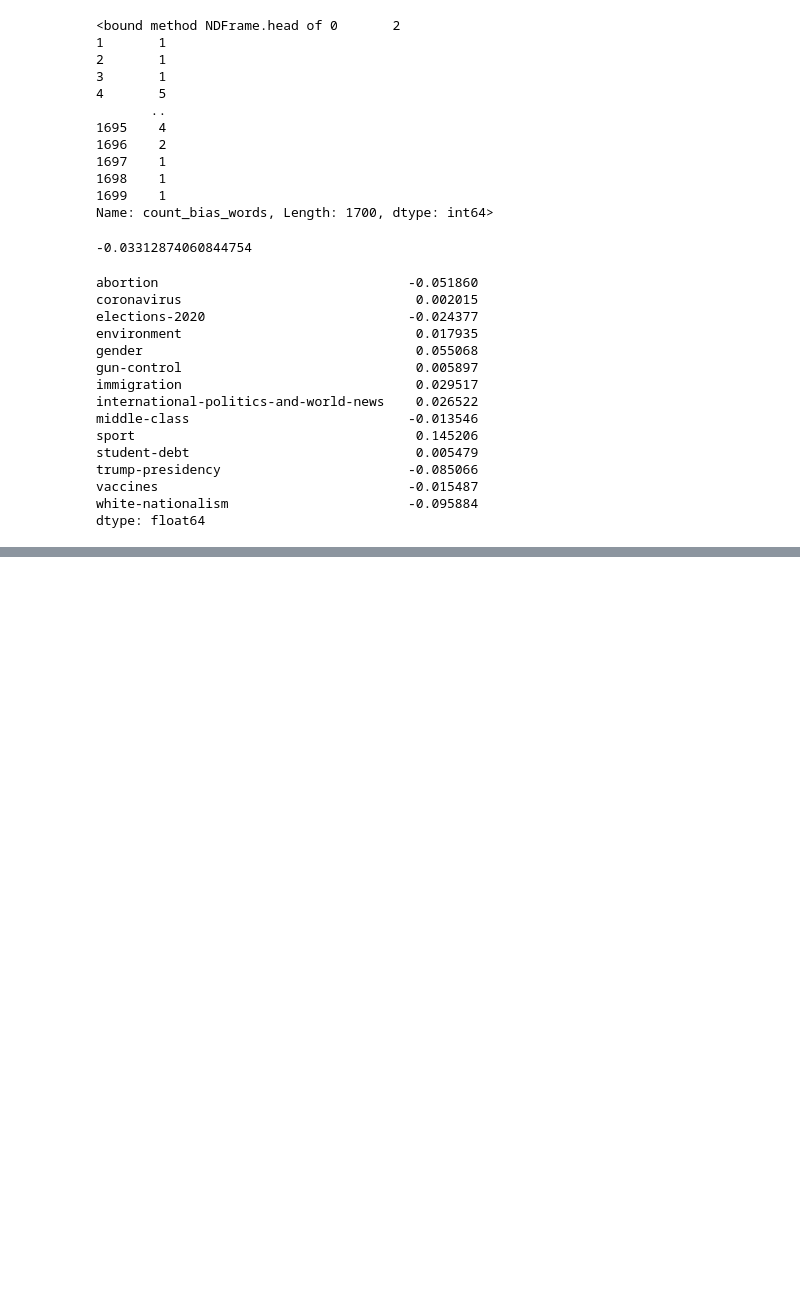
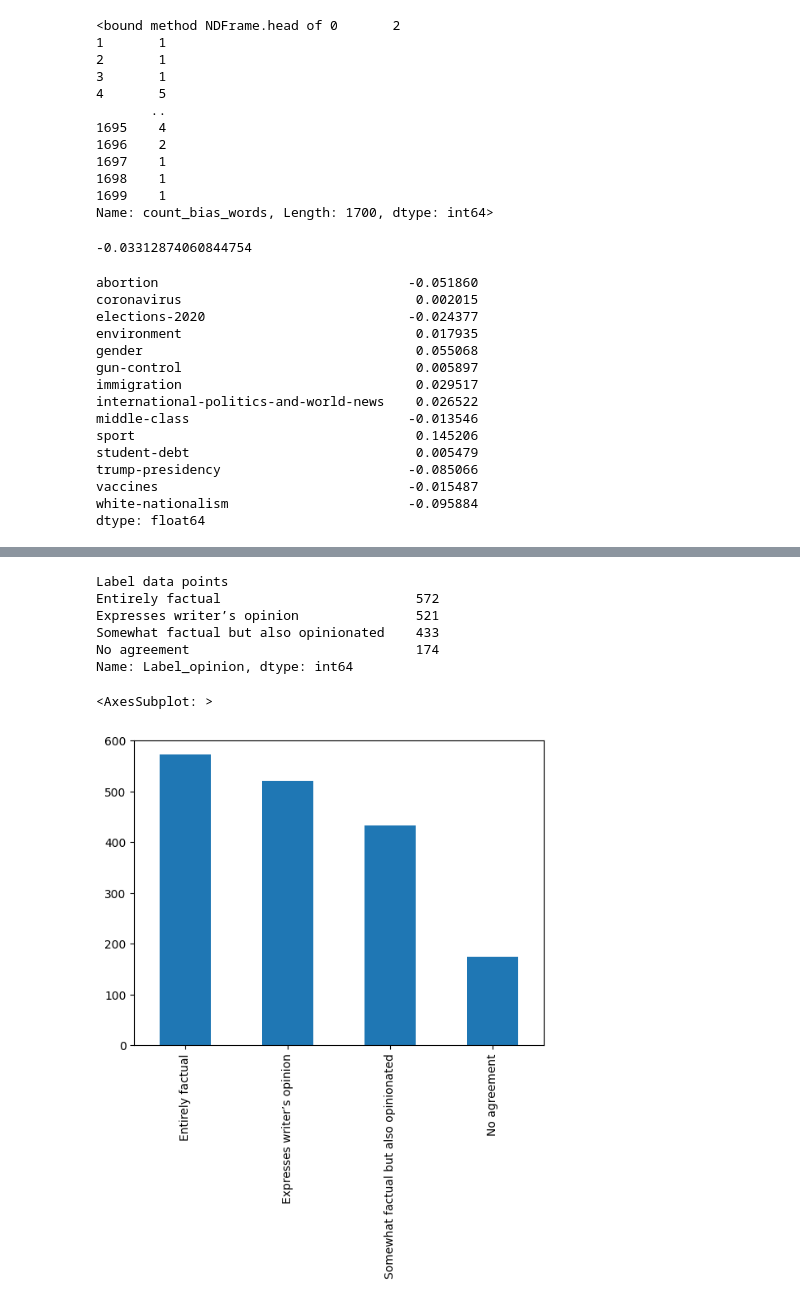
Before and after one commit to ChrisAxt/DIT825, a Jupyter notebook: notebooks/feature_visualization_and_analysis/Feature visualization and analysis.ipynb, the cells around one changed output, grey strips where cells are left out. Saved outputs shown, nothing was run; the diff lists cells and outputs as text; code cells hidden in the pictures; blank space fills up the shorter version.

```diff
--- a/notebooks/feature_visualization_and_analysis/Feature visualization and analysis.ipynb
+++ b/notebooks/feature_visualization_and_analysis/Feature visualization and analysis.ipynb
@@ -104,0 +133,14 @@ ValueError: The truth value of a Series is ambiguous. Use a.empty, a.bool(), a.i
+# %%
+print("Label data points")
+labels = df['Label_opinion'].value_counts()
+print(labels)
+labels.plot.bar()
+# %% [output]
+Label data points
+Entirely factual                         572
+Expresses writer’s opinion               521
+Somewhat factual but also opinionated    433
+No agreement                             174
+Name: Label_opinion, dtype: int64
+<AxesSubplot: >
+[figure, added]
```
Also changed, not shown: parts of 3 cells of this notebook.
